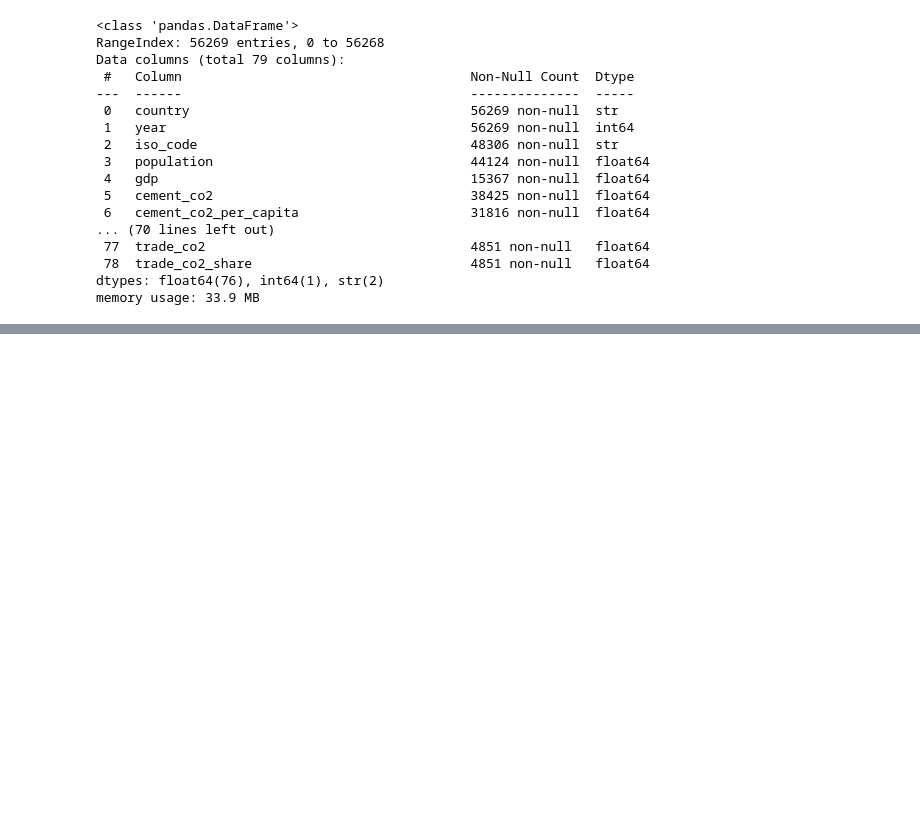
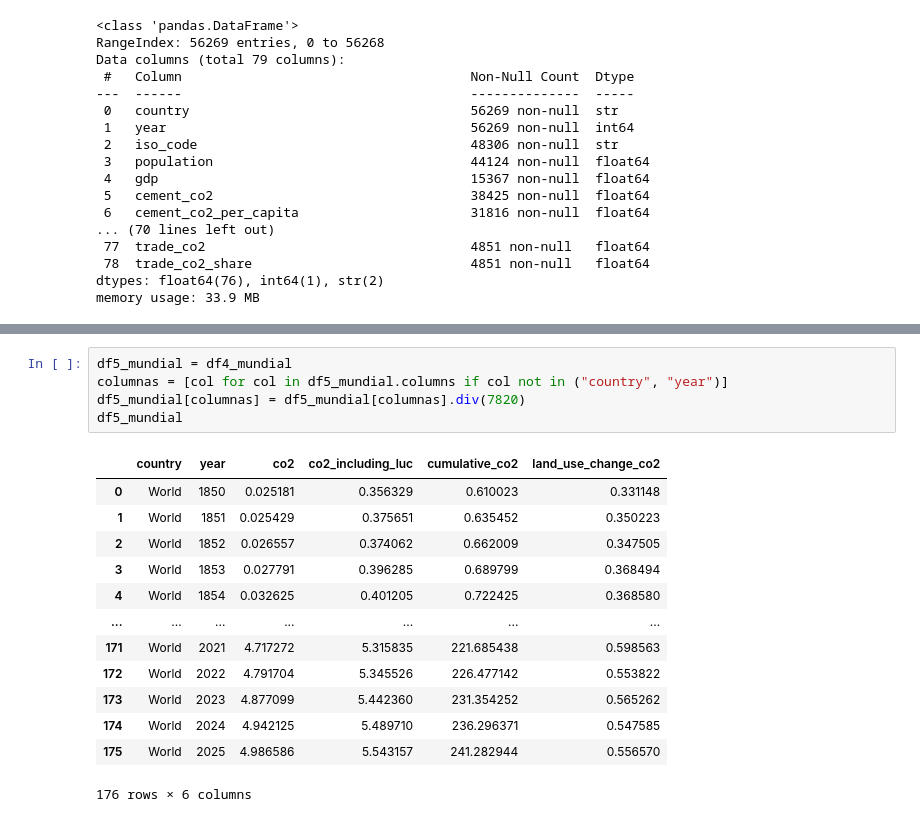
Before and after one commit to inakigallego/EDA-19-11-2026, a Jupyter notebook: 1-Tema, hipotesis y datasets.ipynb, the cells around one changed output, grey strips where cells are left out. Saved outputs shown, nothing was run; the diff lists cells and outputs as text; blank space fills up the shorter version.

```diff
--- a/1-Tema, hipotesis y datasets.ipynb
+++ b/1-Tema, hipotesis y datasets.ipynb
@@ -140,0 +259,19 @@ memory usage: 33.9 MB
+# %%
+df5_mundial = df4_mundial
+columnas = [col for col in df5_mundial.columns if col not in ("country", "year")]
+df5_mundial[columnas] = df5_mundial[columnas].div(7820)
+df5_mundial
+# %% [output]
+|  | country | year | co2 | co2_including_luc | cumulative_co2 | land_use_change_co2 |
+| 0 | World | 1850 | 0.025181 | 0.356329 | 0.610023 | 0.331148 |
+| 1 | World | 1851 | 0.025429 | 0.375651 | 0.635452 | 0.350223 |
+| 2 | World | 1852 | 0.026557 | 0.374062 | 0.662009 | 0.347505 |
+| 3 | World | 1853 | 0.027791 | 0.396285 | 0.689799 | 0.368494 |
+| 4 | World | 1854 | 0.032625 | 0.401205 | 0.722425 | 0.368580 |
+| ... | ... | ... | ... | ... | ... | ... |
+| 171 | World | 2021 | 4.717272 | 5.315835 | 221.685438 | 0.598563 |
+| 172 | World | 2022 | 4.791704 | 5.345526 | 226.477142 | 0.553822 |
+| 173 | World | 2023 | 4.877099 | 5.442360 | 231.354252 | 0.565262 |
+| 174 | World | 2024 | 4.942125 | 5.489710 | 236.296371 | 0.547585 |
+| 175 | World | 2025 | 4.986586 | 5.543157 | 241.282944 | 0.556570 |
+176 rows × 6 columns
```
Also changed, not shown: parts of 9 cells of this notebook.
